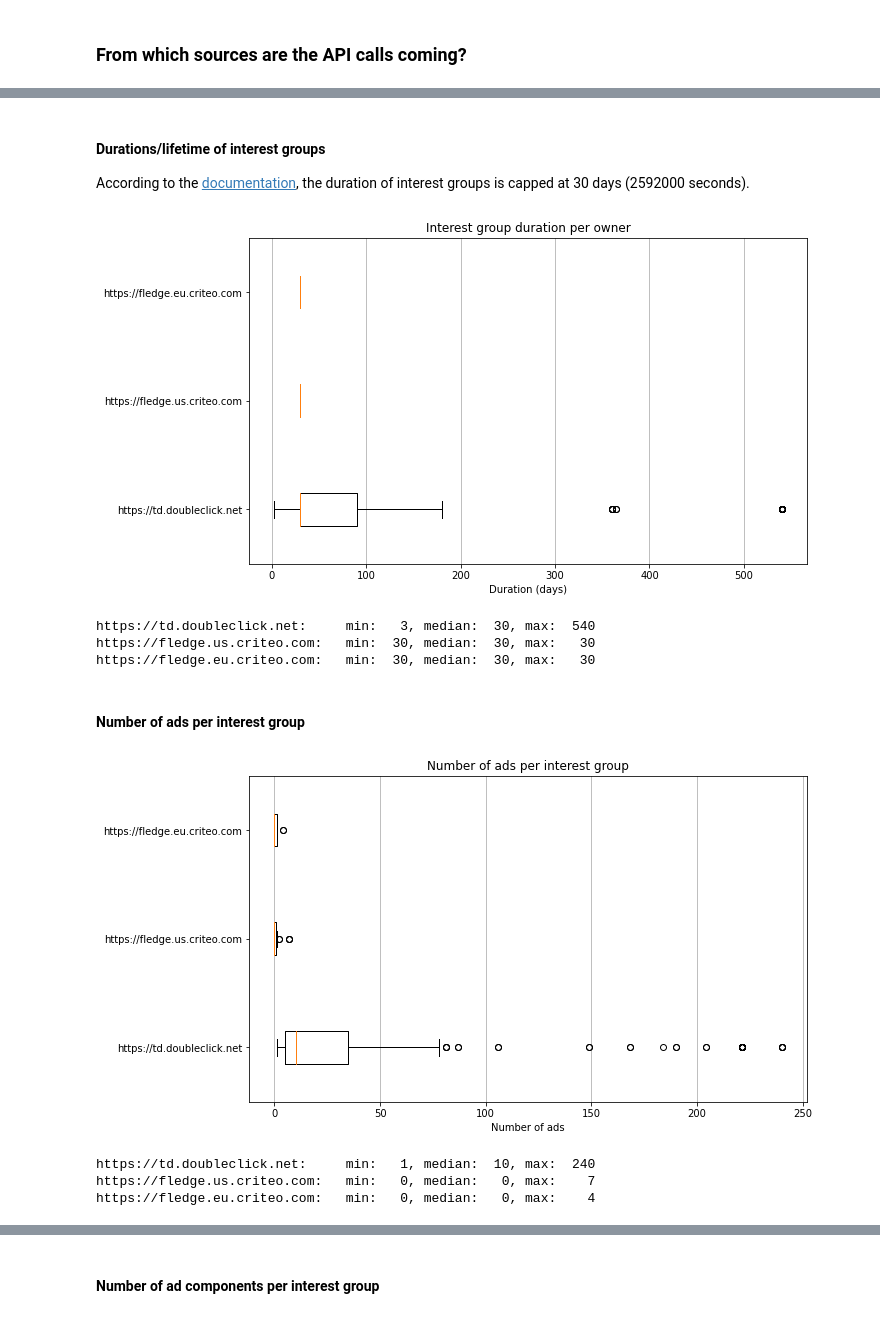
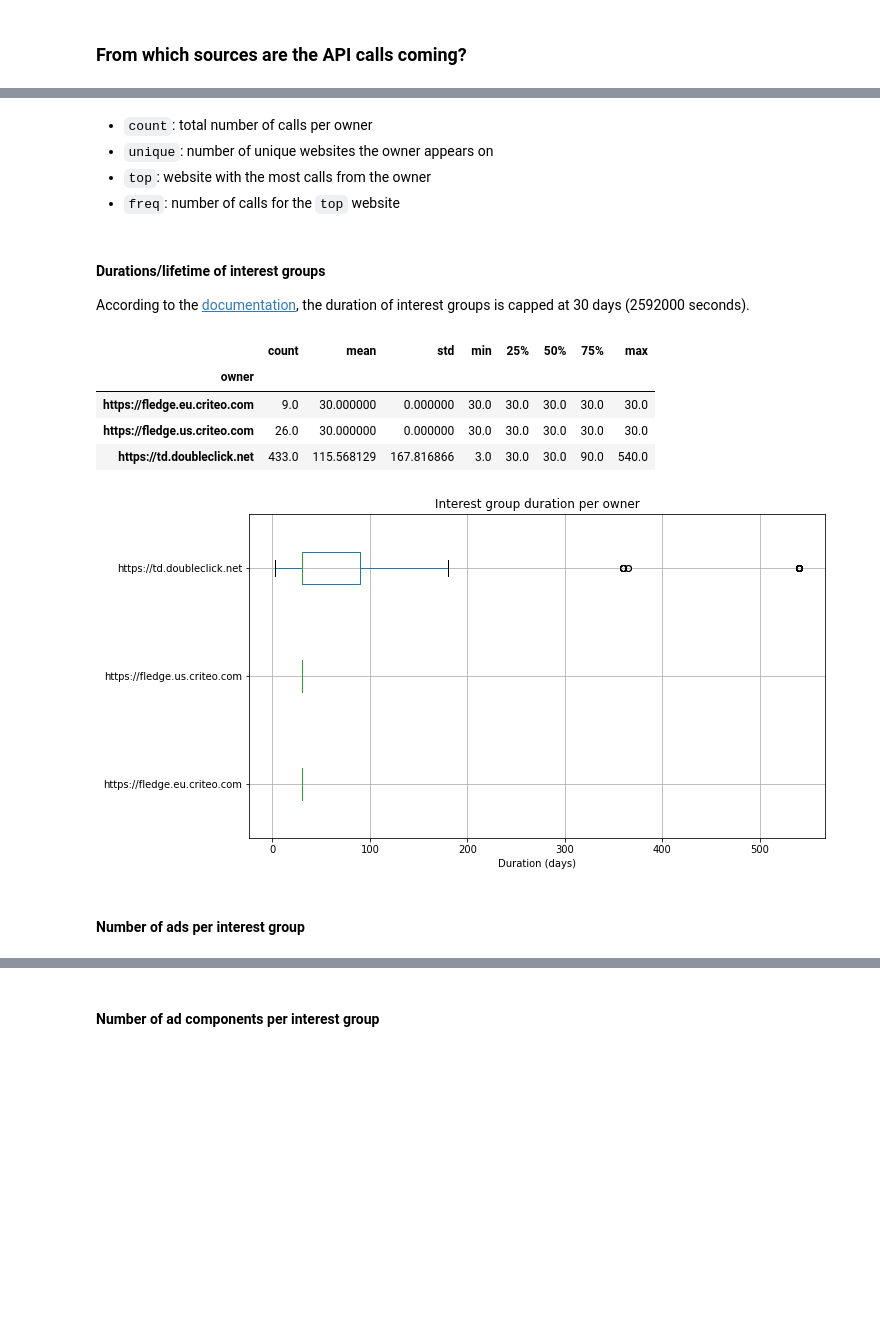
Before and after one commit to MichielP1807/tracker-radar-collector, a Jupyter notebook: post-processing/analysis.ipynb, the cells around one changed output, grey strips where cells are left out. Drawn from its saved outputs; the diff is of its cells as text; code cells hidden in the pictures; blank space fills up the shorter version.

```diff
--- a/post-processing/analysis.ipynb
+++ b/post-processing/analysis.ipynb
@@ -173,0 +189,13 @@ for owner in distinct_owners:
+# %%
+seconds_to_days = 1 / (60 * 60 * 24)
+join_calls = calls_df[calls_df["description"] == "Navigator.joinAdInterestGroup"].copy()
+join_calls["duration"] = join_calls["arguments"].apply(lambda arg: arg["1"] * seconds_to_days)
+
+for subArg in ["owner", "name"]:
+    join_calls[subArg] = join_calls["arguments"].apply(lambda arg: arg["0"].get(subArg))
+
+for subArg in ["ads", "adComponents"]:
+    join_calls[subArg] = join_calls["arguments"].apply(lambda arg: arg["0"].get(subArg, []))
+    join_calls[f"{subArg}Len"] = join_calls[subArg].apply(lambda ads: len(ads))
+
+display(join_calls.head(3))
@@ -174,35 +217,29 @@ for owner in distinct_owners:
+# %% [markdown]
+- `count`: total number of calls per owner
+- `unique`: number of unique websites the owner appears on
+- `top`: website with the most calls from the owner
+- `freq`: number of calls for the `top` website
 # %% [markdown]
 #### Durations/lifetime of interest groups
 According to the [documentation](https://developer.chrome.com/docs/privacy-sandbox/protected-audience-api/interest-groups/#example-usage), the duration of interest groups is capped at 30 days (2592000 seconds).
-# %%
-def igBoxplot(getNumber, title, xlabel):
-    values_per_owner = [[getNumber(call) for call in calls] for calls in join_calls_per_owner.values()]
-    fig, ax = plt.subplots(1, 1, figsize=(10,6))
-    bp = ax.boxplot(values_per_owner, vert=False)
-    owners = join_calls_per_owner.keys()
-    ax.set_yticks([y + 1 for y in range(len(owners))], labels=owners)
-    ax.set_title(title)
-    ax.set_xlabel(xlabel)
-    ax.xaxis.grid(True)
-
-    plt.show()
-
-    for owner, values in zip(owners, values_per_owner):
-        print("%s:\tmin: %3d, median: %3d, max: %4d" % (owner, min(values), np.median(values), max(values)))
-
-seconds_to_days = 1 / (60 * 60 * 24)
-igBoxplot(lambda call: call["arguments"]["1"] * seconds_to_days, "Interest group duration per owner", "Duration (days)")
-# %% [output]
-[figure, removed]
-https://td.doubleclick.net:     min:   3, median:  30, max:  540
-https://fledge.us.criteo.com:   min:  30, median:  30, max:   30
-https://fledge.eu.criteo.com:   min:  30, median:  30, max:   30
+# %%
+ax = join_calls.boxplot(
+    column = "duration",
+    by = "owner",
+    vert = False,
+    figsize = (10,6)
+)
+ax.get_figure().suptitle("")
+ax.set_title("Interest group duration per owner")
+ax.set_xlabel("Duration (days)")
+
+join_calls.groupby("owner")["duration"].describe()
+# %% [output]
+|  | count | mean | std | min | 25% | 50% | 75% | max |
+| owner |  |  |  |  |  |  |  |  |
+| https://fledge.eu.criteo.com | 9.0 | 30.000000 | 0.000000 | 30.0 | 30.0 | 30.0 | 30.0 | 30.0 |
+| https://fledge.us.criteo.com | 26.0 | 30.000000 | 0.000000 | 30.0 | 30.0 | 30.0 | 30.0 | 30.0 |
+| https://td.doubleclick.net | 433.0 | 115.568129 | 167.816866 | 3.0 | 30.0 | 30.0 | 90.0 | 540.0 |
+[figure, added]
 # %% [markdown]
 #### Number of ads per interest group
-# %%
-igBoxplot(lambda call: len(call["arguments"]["0"].get("ads", [])), "Number of ads per interest group", "Number of ads")
-# %% [output]
-[figure, removed]
-https://td.doubleclick.net:     min:   1, median:  10, max:  240
-https://fledge.us.criteo.com:   min:   0, median:   0, max:    7
-https://fledge.eu.criteo.com:   min:   0, median:   0, max:    4
```
Also changed, not shown: parts of 34 cells of this notebook.
